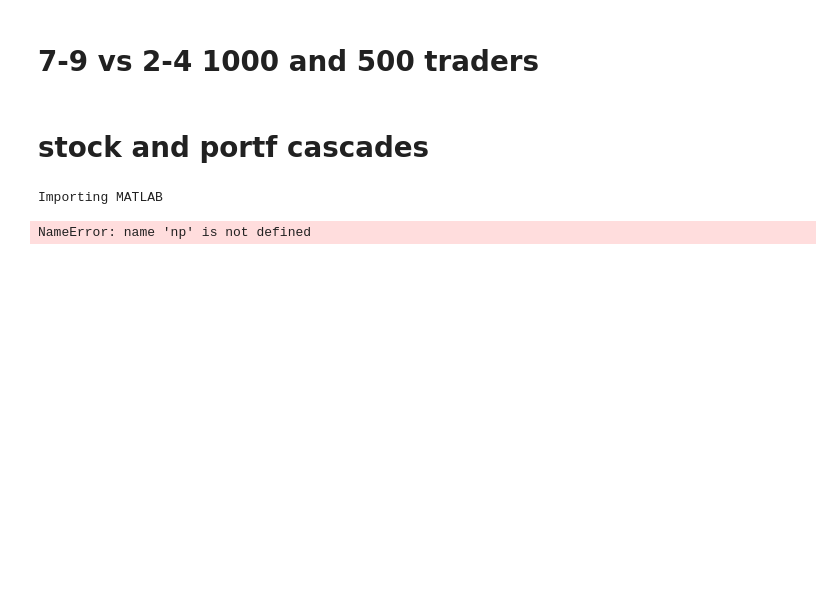
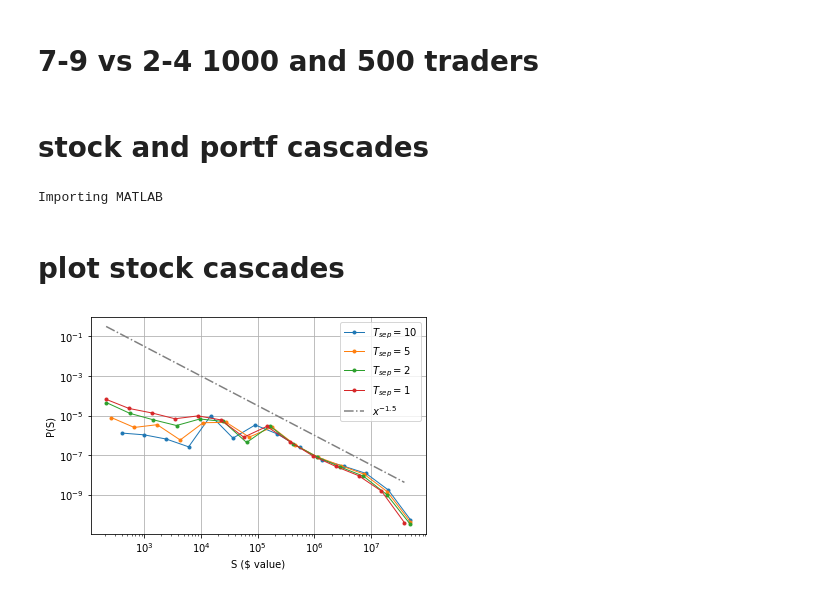
Before and after one commit to braedyn-au/StockMarketCascades, a Jupyter notebook: 10.1.2 1000_5000_100_2_5.ipynb, the cells around one changed output. Cells and saved outputs as stored; diff of their text form; code cells hidden in the pictures; blank space fills up the shorter version.

```diff
--- a/10.1.2 1000_5000_100_2_5.ipynb
+++ b/10.1.2 1000_5000_100_2_5.ipynb
@@ -13,17 +13,17 @@ hurstPoolNPC = np.load("./results/nopricechange/2-4/hurstPool_501_5000_100_2_5.n
 # %%
 p = 'npc_1000_5000_100_2_5.pkl'
 
-with open('/home/braedyn/Documents/causalCascades/7-9/causalCascades11_' + p, 'rb') as handle:
-    cc11 = pickle.load(handle)
+# with open('/home/braedyn/Documents/causalCascades/7-9/causalCascades11_' + p, 'rb') as handle:
+#     cc11 = pickle.load(handle)
 
-with open('/home/braedyn/Documents/causalCascades/7-9/causalCascades12_' + p, 'rb') as handle:
-    cc12 = pickle.load(handle)
+# with open('/home/braedyn/Documents/causalCascades/7-9/causalCascades12_' + p, 'rb') as handle:
+#     cc12 = pickle.load(handle)
 
-with open('/home/braedyn/Documents/causalCascades/7-9/causalCascades21_' + p, 'rb') as handle:
-    cc21 = pickle.load(handle)
+# with open('/home/braedyn/Documents/causalCascades/7-9/causalCascades21_' + p, 'rb') as handle:
+#     cc21 = pickle.load(handle)
 
-with open('/home/braedyn/Documents/causalCascades/7-9/causalCascades22_' + p, 'rb') as handle:
-    cc22 = pickle.load(handle)
+# with open('/home/braedyn/Documents/causalCascades/7-9/causalCascades22_' + p, 'rb') as handle:
+#     cc22 = pickle.load(handle)
 # %%
 def cascadeAnalyzerGPU(cascades, stockPool, t0 , tf):
     """
@@ -1577,7 +1579,62 @@ sSizes10, sNrows10, sDuration10, sCascades10, sPortfKeys10 = stockOrderCascadeAn
 sSizes5, sNrows5, sDuration5, sCascades5, sPortfKeys5 = stockOrderCascadeAnalyzer(TtotalOrdersNPC, stockPoolNPC, 992,5992,5)
 sSizes2, sNrows2, sDuration2, sCascades2, sPortfKeys2 = stockOrderCascadeAnalyzer(TtotalOrdersNPC, stockPoolNPC, 992,5992,2)
 sSizes1, sNrows1, sDuration1, sCascades1, sPortfKeys1 = stockOrderCascadeAnalyzer(TtotalOrdersNPC, stockPoolNPC, 992,5992,1)
-# %%
-np
-# %% [output]
-NameError: name 'np' is not defined
+# %% [markdown]
+# plot stock cascades
+# %%
+hist, bins = np.histogram(sSizes10, bins=np.logspace(np.log10(min(sSizes10)),np.log10(max(sSizes10)),15))
+binsize = np.diff(bins)
+
+mid = numpy.array([])
+for i in range(len(binsize)):
+    avg = (bins[i]+bins[i+1])/2
+    mid = np.append(mid,avg)
+
+a = np.nonzero(hist)[0]
+plt.plot(mid[a],np.divide(hist[a],binsize[a])/len(sSizes10),'o-', linewidth = 1, markersize = 3, label = "$T_{sep}=10$")
+
+hist, bins = np.histogram(sSizes5, bins=np.logspace(np.log10(min(sSizes5)),np.log10(max(sSizes5)),15))
+binsize = np.diff(bins)
+
+
+mid = numpy.array([])
+for i in range(len(binsize)):
+    avg = (bins[i]+bins[i+1])/2
+    mid = np.append(mid,avg)
+
+a = np.nonzero(hist)[0]
+plt.plot(mid[a],np.divide(hist[a],binsize[a])/len(sSizes5),'o-', linewidth = 1, markersize = 3, label = "$T_{sep}=5$")
+
+hist, bins = np.histogram(sSizes2, bins=np.logspace(np.log10(min(sSizes2)),np.log10(max(sSizes2)),15))
+binsize = np.diff(bins)
+
+mid = np.array([])
+for i in range(len(binsize)):
+    avg = (bins[i]+bins[i+1])/2
+    mid = np.append(mid,avg)
+
+a = np.nonzero(hist)[0]
+plt.plot(mid[a],np.divide(hist[a],binsize[a])/len(sSizes2),'o-', linewidth = 1, markersize = 3, label = "$T_{sep}=2$")
+
+hist, bins = np.histogram(sSizes1, bins=np.logspace(np.log10(min(sSizes1)),np.log10(max(sSizes1)),15))
+binsize = np.diff(bins)
+
+mid = np.array([])
+for i in range(len(binsize)):
+    avg = (bins[i]+bins[i+1])/2
+    mid = np.append(mid,avg)
+
+a = np.nonzero(hist)[0]
+plt.plot(mid[a],np.divide(hist[a],binsize[a])/len(sSizes1),'o-', linewidth = 1, markersize = 3, label = "$T_{sep}=1$")
+
+tau = -1.5
+plt.plot(mid[a], np.power(mid[a], tau)*1000, '-.', color = 'grey', label="$x^{"+str(tau)+"}$")
+
+plt.loglog()
+plt.legend()
+plt.grid(True)
+plt.xlabel("S ($ value)")
+plt.ylabel("P(S)")
+plt.savefig("./forsiewann/march11/stockCascs_value_"+p[:-4]+".png", dpi=250)
+# %% [output]
+[figure, added]
```
Also changed, not shown: parts of 8 cells of this notebook, 14 other files.
